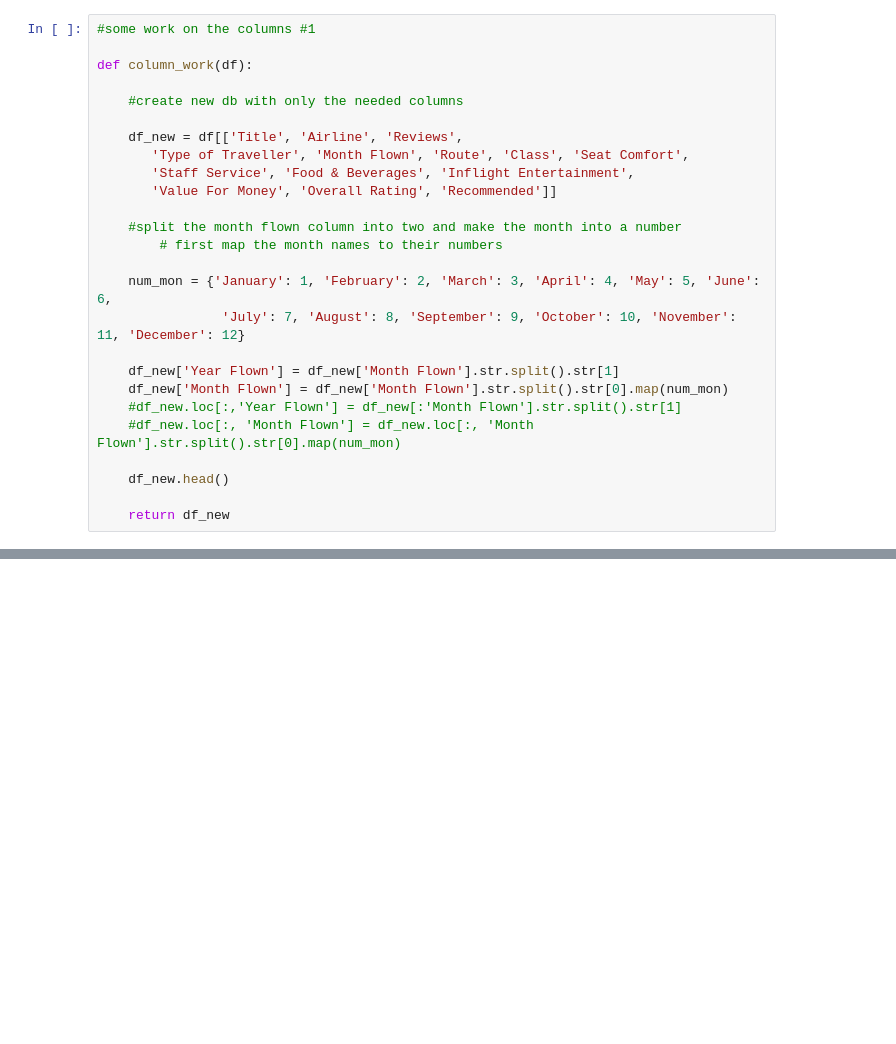
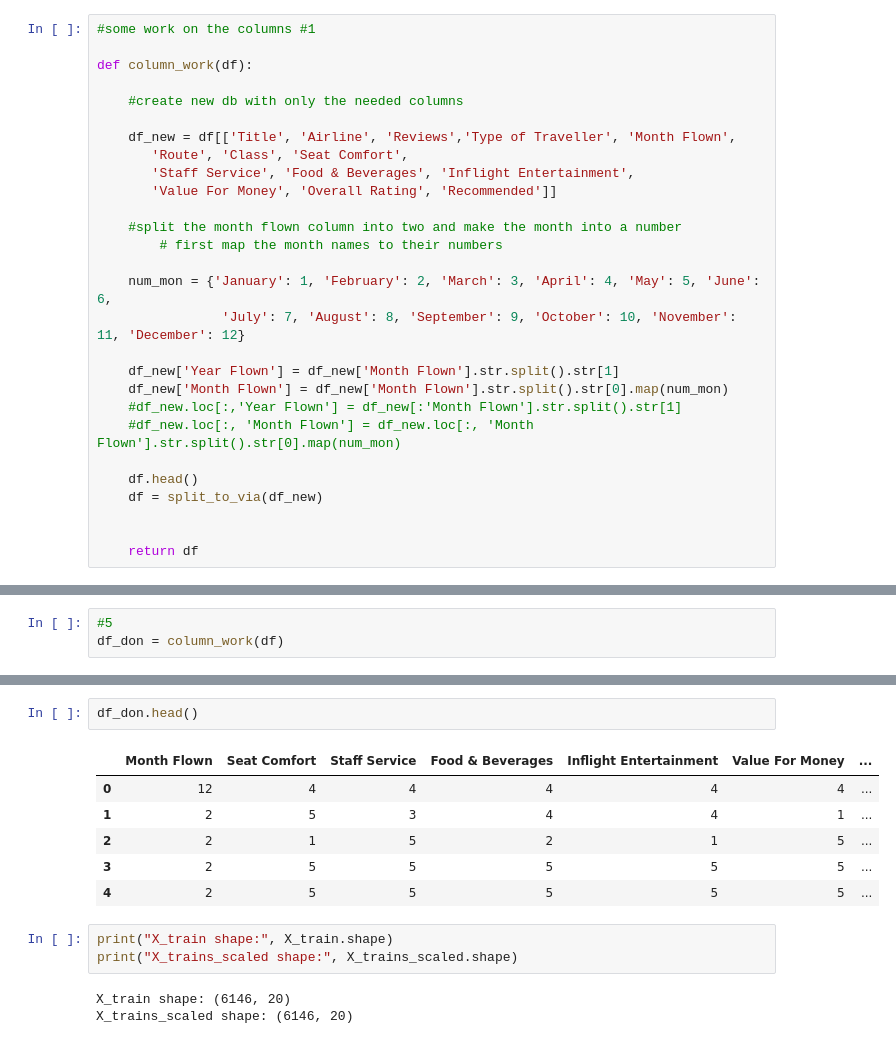
Before and after one commit to HasmigG/Airline_Passenger_Satisfaction_Analysis, a Jupyter notebook: etl_3.ipynb, the cells around one changed output, grey strips where cells are left out. Drawn from its saved outputs; the diff is of its cells as text; blank space fills up the shorter version.

```diff
--- a/etl_3.ipynb
+++ b/etl_3.ipynb
@@ -18,8 +31,8 @@ def column_work(df):
 
     #create new db with only the needed columns
 
-    df_new = df[['Title', 'Airline', 'Reviews',
-       'Type of Traveller', 'Month Flown', 'Route', 'Class', 'Seat Comfort',
+    df_new = df[['Title', 'Airline', 'Reviews','Type of Traveller', 'Month Flown',
+       'Route', 'Class', 'Seat Comfort',
        'Staff Service', 'Food & Beverages', 'Inflight Entertainment',
        'Value For Money', 'Overall Rating', 'Recommended']]
 
@@ -34,6 +47,8 @@ def column_work(df):
     #df_new.loc[:,'Year Flown'] = df_new[:'Month Flown'].str.split().str[1]
     #df_new.loc[:, 'Month Flown'] = df_new.loc[:, 'Month Flown'].str.split().str[0].map(num_mon)
 
-    df_new.head()
+    df.head()
+    df = split_to_via(df_new)
 
-    return df_new
+
+    return df
@@ -168,0 +158,3 @@ See the caveats in the documentation: https://pandas.pydata.org/pandas-docs/stab
+# %%
+#5
+df_don = column_work(df)
@@ -168,0 +179,15 @@ See the caveats in the documentation: https://pandas.pydata.org/pandas-docs/stab
+# %%
+df_don.head()
+# %% [output]
+|  | Month Flown | Seat Comfort | Staff Service | Food & Beverages | Inflight Entertainment | Value For Money | ... |
+| 0 | 12 | 4 | 4 | 4 | 4 | 4 | ... |
+| 1 | 2 | 5 | 3 | 4 | 4 | 1 | ... |
+| 2 | 2 | 1 | 5 | 2 | 1 | 5 | ... |
+| 3 | 2 | 5 | 5 | 5 | 5 | 5 | ... |
+| 4 | 2 | 5 | 5 | 5 | 5 | 5 | ... |
+# %%
+print("X_train shape:", X_train.shape)
+print("X_trains_scaled shape:", X_trains_scaled.shape)
+# %% [output]
+X_train shape: (6146, 20)
+X_trains_scaled shape: (6146, 20)
```
Also changed, not shown: parts of 19 cells of this notebook.
